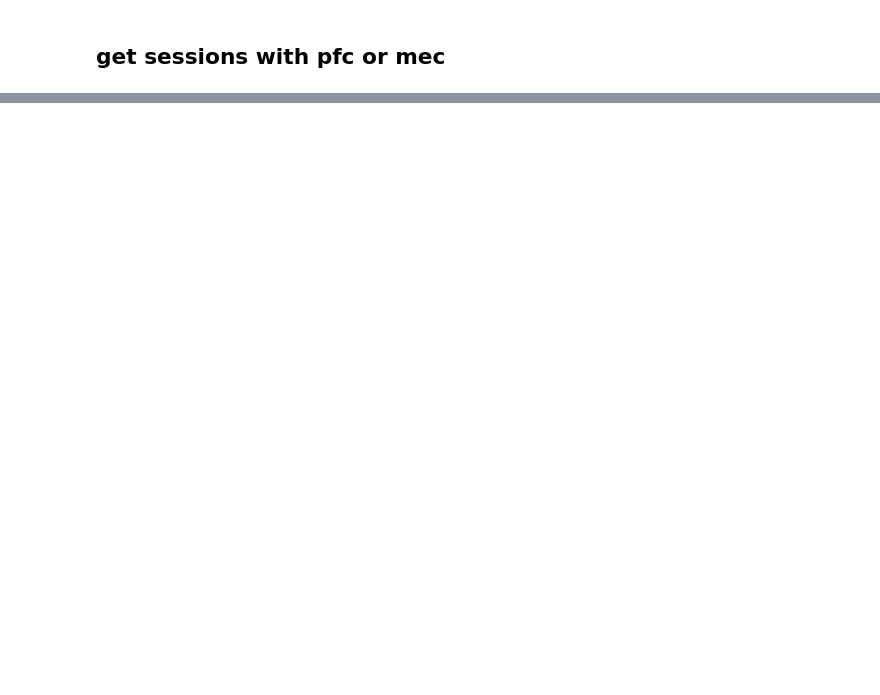
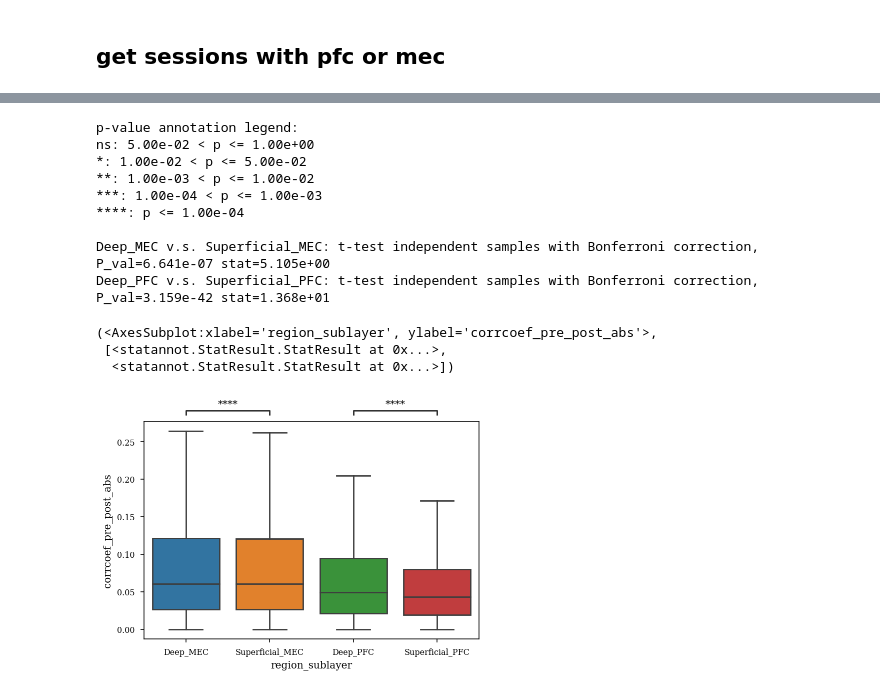
Before and after one commit to ryanharvey1/ripple_heterogeneity, a Jupyter notebook: scripts/readout/co_firing.ipynb, the cells around one changed output, grey strips where cells are left out. Cells and saved outputs as stored; diff of their text form; code cells hidden in the pictures; blank space fills up the shorter version.

```diff
--- a/scripts/readout/co_firing.ipynb
+++ b/scripts/readout/co_firing.ipynb
@@ -69,0 +208,29 @@ sns.stripplot(x="epoch", y="corrcoef",hue="sublayer", data=pairwise_corr_df,dodg
+# %%
+from statannot import add_stat_annotation
+
+# df_wide["corrcoef_pre_post"] = (df_wide["corrcoef"]["pre"] - df_wide["corrcoef"]["post"]) / (df_wide["corrcoef"]["pre"] + df_wide["corrcoef"]["post"])
+
+
+# df_wide["sup_ev_norm"] = df_wide["ev"]["Superficial"] - df_wide["rev"]["Superficial"]
+
+sns.boxplot(x="region_sublayer", y="corrcoef_pre_post_abs", data=df_wide, showfliers=False)
+# sns.stripplot(x="region_sublayer", y="corrcoef_pre_post", data=df_wide,dodge=True,color='k',alpha=.2)
+
+box_pairs=[("Deep_MEC", "Superficial_MEC"), ("Deep_PFC", "Superficial_PFC")]
+add_stat_annotation(plt.gca(),x="region_sublayer", y="corrcoef_pre_post_abs", data=df_wide,
+                    box_pairs=box_pairs,
+                    test='t-test_ind', text_format='star', loc='outside', verbose=2)
+# %% [output]
+p-value annotation legend:
+ns: 5.00e-02 < p <= 1.00e+00
+*: 1.00e-02 < p <= 5.00e-02
+**: 1.00e-03 < p <= 1.00e-02
+***: 1.00e-04 < p <= 1.00e-03
+****: p <= 1.00e-04
+
+Deep_MEC v.s. Superficial_MEC: t-test independent samples with Bonferroni correction, P_val=6.641e-07 stat=5.105e+00
+Deep_PFC v.s. Superficial_PFC: t-test independent samples with Bonferroni correction, P_val=3.159e-42 stat=1.368e+01
+(<AxesSubplot:xlabel='region_sublayer', ylabel='corrcoef_pre_post_abs'>,
+ [<statannot.StatResult.StatResult at 0x...>,
+  <statannot.StatResult.StatResult at 0x...>])
+[figure, added]
```
Also changed, not shown: parts of 12 cells of this notebook, 3 other files.
